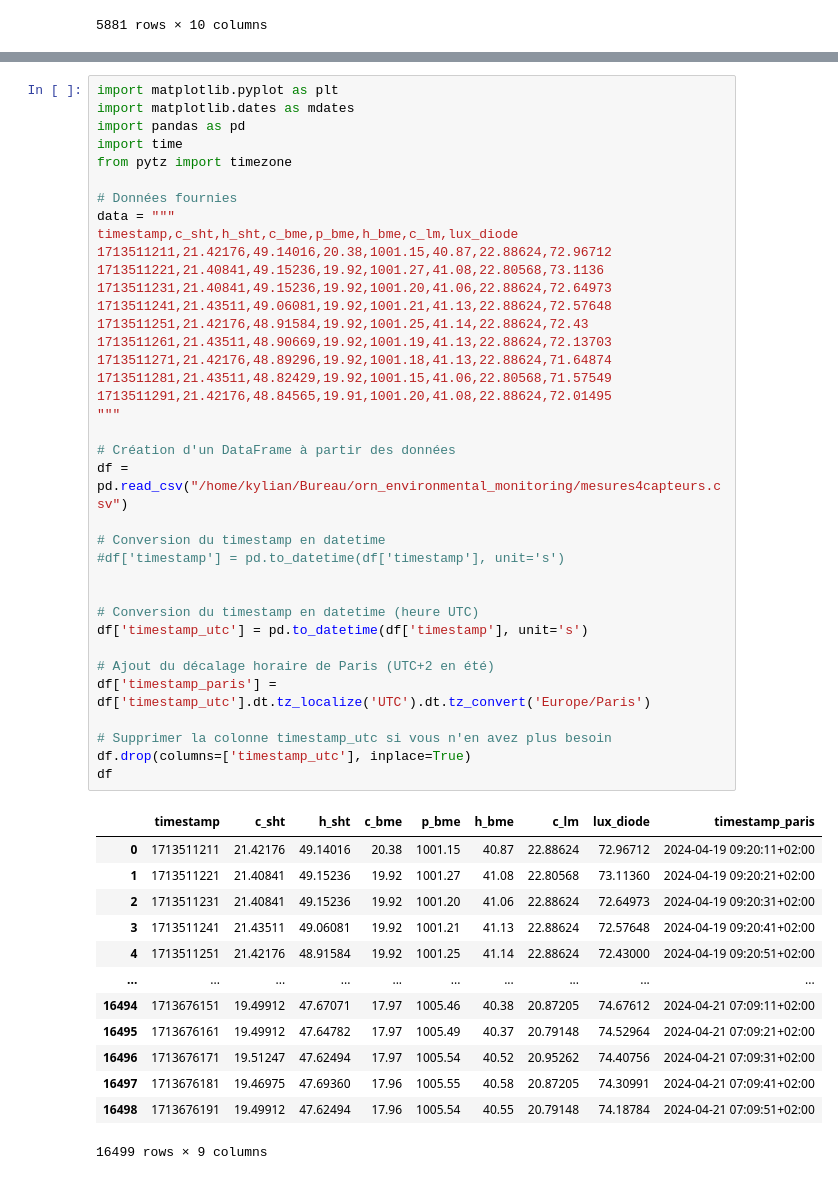
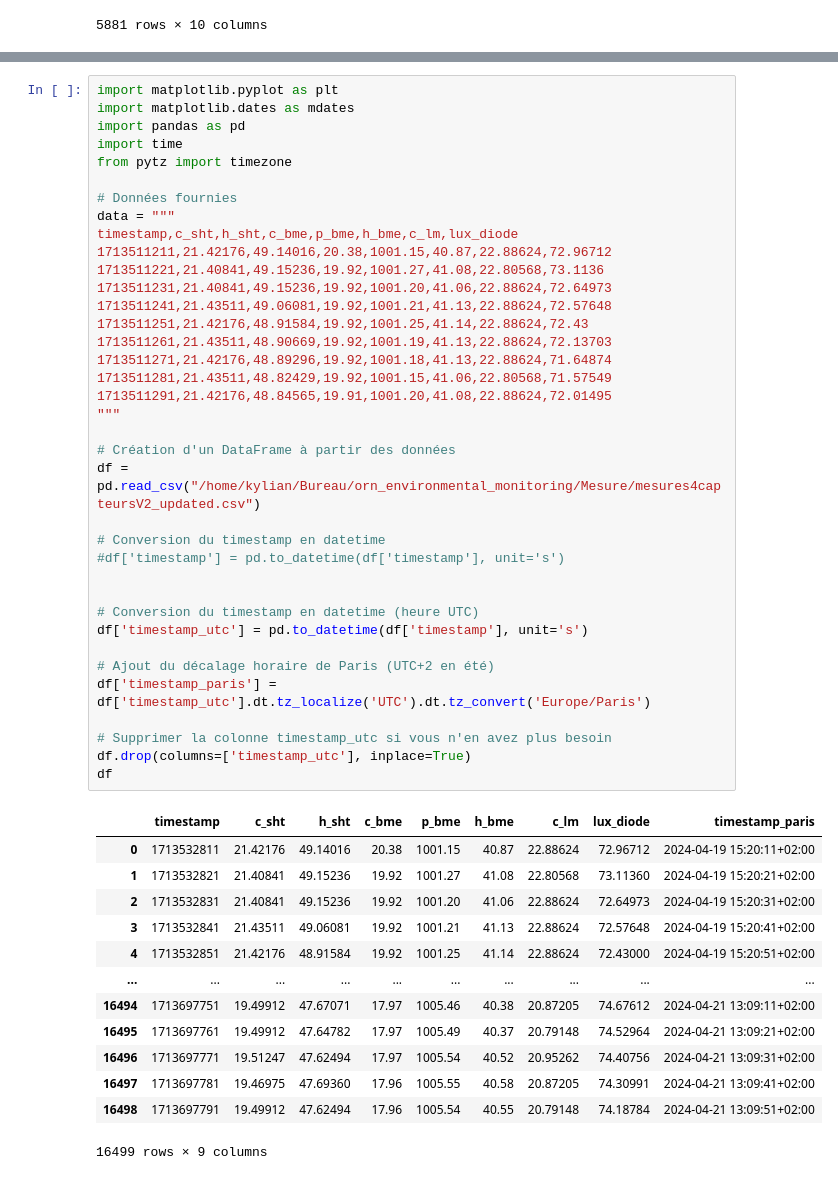
Before and after one commit to KylianJrd/orn_environmental_monitoring, a Jupyter notebook: Mesure/ComparaisonLinéarité.ipynb, the cells around one changed output, grey strips where cells are left out. Saved outputs shown, nothing was run; the diff lists cells and outputs as text.

```diff
--- a/Mesure/ComparaisonLinéarité.ipynb
+++ b/Mesure/ComparaisonLinéarité.ipynb
@@ -249,45 +254,45 @@ from pytz import timezone
 data = """
 timestamp,c_sht,h_sht,c_bme,p_bme,h_bme,c_lm,lux_diode
 1713511211,21.42176,49.14016,20.38,1001.15,40.87,22.88624,72.96712
 1713511221,21.40841,49.15236,19.92,1001.27,41.08,22.80568,73.1136
 1713511231,21.40841,49.15236,19.92,1001.20,41.06,22.88624,72.64973
 1713511241,21.43511,49.06081,19.92,1001.21,41.13,22.88624,72.57648
 1713511251,21.42176,48.91584,19.92,1001.25,41.14,22.88624,72.43
 1713511261,21.43511,48.90669,19.92,1001.19,41.13,22.88624,72.13703
 1713511271,21.42176,48.89296,19.92,1001.18,41.13,22.88624,71.64874
 1713511281,21.43511,48.82429,19.92,1001.15,41.06,22.80568,71.57549
 1713511291,21.42176,48.84565,19.91,1001.20,41.08,22.88624,72.01495
 """
 
 # Création d'un DataFrame à partir des données
-df = pd.read_csv("/home/kylian/Bureau/orn_environmental_monitoring/mesures4capteurs.csv")
+df = pd.read_csv("/home/kylian/Bureau/orn_environmental_monitoring/Mesure/mesures4capteursV2_updated.csv")
 
 # Conversion du timestamp en datetime
 #df['timestamp'] = pd.to_datetime(df['timestamp'], unit='s')
 
 
 # Conversion du timestamp en datetime (heure UTC)
 df['timestamp_utc'] = pd.to_datetime(df['timestamp'], unit='s')
 
 # Ajout du décalage horaire de Paris (UTC+2 en été)
 df['timestamp_paris'] = df['timestamp_utc'].dt.tz_localize('UTC').dt.tz_convert('Europe/Paris')
 
 # Supprimer la colonne timestamp_utc si vous n'en avez plus besoin
 df.drop(columns=['timestamp_utc'], inplace=True)
 df
 # %% [output]
 |  | timestamp | c_sht | h_sht | c_bme | p_bme | h_bme | c_lm | lux_diode | timestamp_paris |
-| 0 | 1713511211 | 21.42176 | 49.14016 | 20.38 | 1001.15 | 40.87 | 22.88624 | 72.96712 | 2024-04-19 09:20:11+02:00 |
-| 1 | 1713511221 | 21.40841 | 49.15236 | 19.92 | 1001.27 | 41.08 | 22.80568 | 73.11360 | 2024-04-19 09:20:21+02:00 |
-| 2 | 1713511231 | 21.40841 | 49.15236 | 19.92 | 1001.20 | 41.06 | 22.88624 | 72.64973 | 2024-04-19 09:20:31+02:00 |
-| 3 | 1713511241 | 21.43511 | 49.06081 | 19.92 | 1001.21 | 41.13 | 22.88624 | 72.57648 | 2024-04-19 09:20:41+02:00 |
-| 4 | 1713511251 | 21.42176 | 48.91584 | 19.92 | 1001.25 | 41.14 | 22.88624 | 72.43000 | 2024-04-19 09:20:51+02:00 |
+| 0 | 1713532811 | 21.42176 | 49.14016 | 20.38 | 1001.15 | 40.87 | 22.88624 | 72.96712 | 2024-04-19 15:20:11+02:00 |
+| 1 | 1713532821 | 21.40841 | 49.15236 | 19.92 | 1001.27 | 41.08 | 22.80568 | 73.11360 | 2024-04-19 15:20:21+02:00 |
+| 2 | 1713532831 | 21.40841 | 49.15236 | 19.92 | 1001.20 | 41.06 | 22.88624 | 72.64973 | 2024-04-19 15:20:31+02:00 |
+| 3 | 1713532841 | 21.43511 | 49.06081 | 19.92 | 1001.21 | 41.13 | 22.88624 | 72.57648 | 2024-04-19 15:20:41+02:00 |
+| 4 | 1713532851 | 21.42176 | 48.91584 | 19.92 | 1001.25 | 41.14 | 22.88624 | 72.43000 | 2024-04-19 15:20:51+02:00 |
 | ... | ... | ... | ... | ... | ... | ... | ... | ... | ... |
-| 16494 | 1713676151 | 19.49912 | 47.67071 | 17.97 | 1005.46 | 40.38 | 20.87205 | 74.67612 | 2024-04-21 07:09:11+02:00 |
-| 16495 | 1713676161 | 19.49912 | 47.64782 | 17.97 | 1005.49 | 40.37 | 20.79148 | 74.52964 | 2024-04-21 07:09:21+02:00 |
-| 16496 | 1713676171 | 19.51247 | 47.62494 | 17.97 | 1005.54 | 40.52 | 20.95262 | 74.40756 | 2024-04-21 07:09:31+02:00 |
-| 16497 | 1713676181 | 19.46975 | 47.69360 | 17.96 | 1005.55 | 40.58 | 20.87205 | 74.30991 | 2024-04-21 07:09:41+02:00 |
-| 16498 | 1713676191 | 19.49912 | 47.62494 | 17.96 | 1005.54 | 40.55 | 20.79148 | 74.18784 | 2024-04-21 07:09:51+02:00 |
+| 16494 | 1713697751 | 19.49912 | 47.67071 | 17.97 | 1005.46 | 40.38 | 20.87205 | 74.67612 | 2024-04-21 13:09:11+02:00 |
+| 16495 | 1713697761 | 19.49912 | 47.64782 | 17.97 | 1005.49 | 40.37 | 20.79148 | 74.52964 | 2024-04-21 13:09:21+02:00 |
+| 16496 | 1713697771 | 19.51247 | 47.62494 | 17.97 | 1005.54 | 40.52 | 20.95262 | 74.40756 | 2024-04-21 13:09:31+02:00 |
+| 16497 | 1713697781 | 19.46975 | 47.69360 | 17.96 | 1005.55 | 40.58 | 20.87205 | 74.30991 | 2024-04-21 13:09:41+02:00 |
+| 16498 | 1713697791 | 19.49912 | 47.62494 | 17.96 | 1005.54 | 40.55 | 20.79148 | 74.18784 | 2024-04-21 13:09:51+02:00 |
 16499 rows × 9 columns
 # %%
 # Supposons que df est votre DataFrame contenant le timestamp
```
Also changed, not shown: parts of 5 cells of this notebook.
